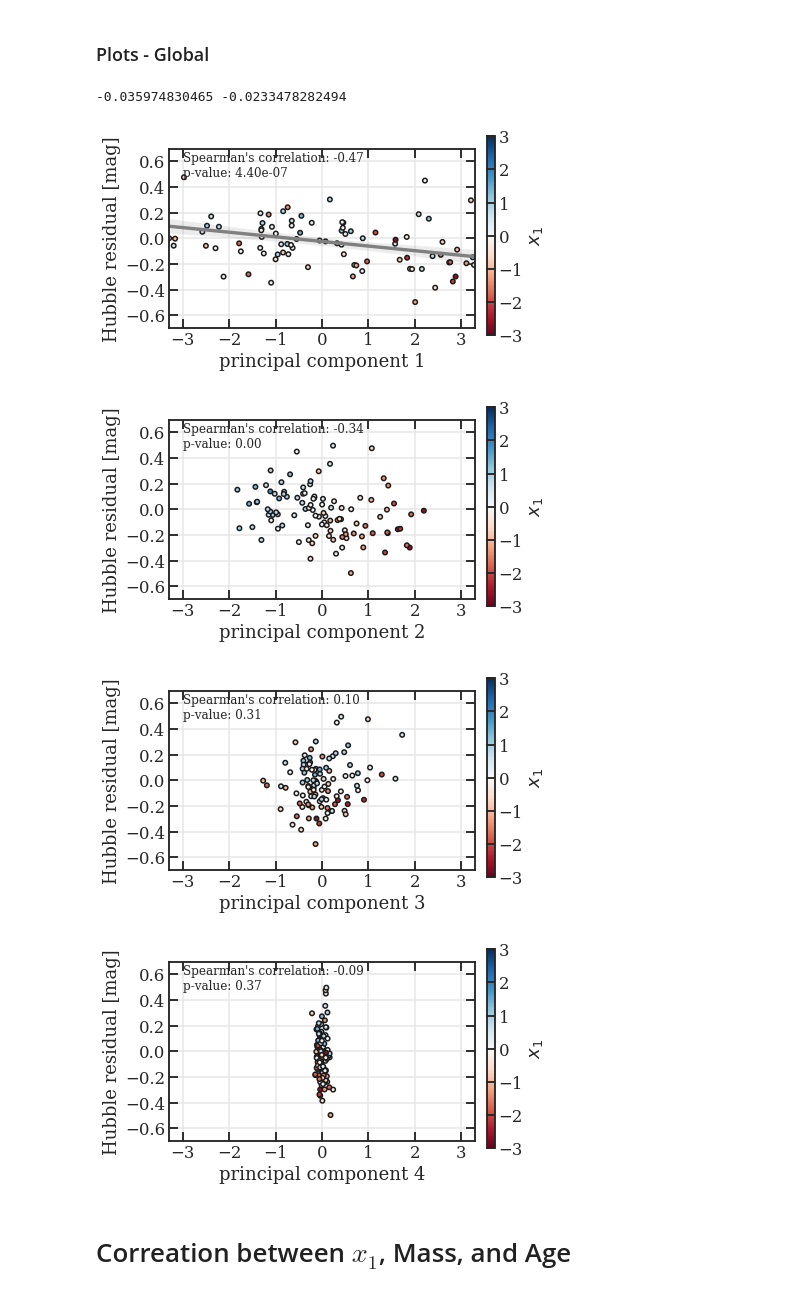
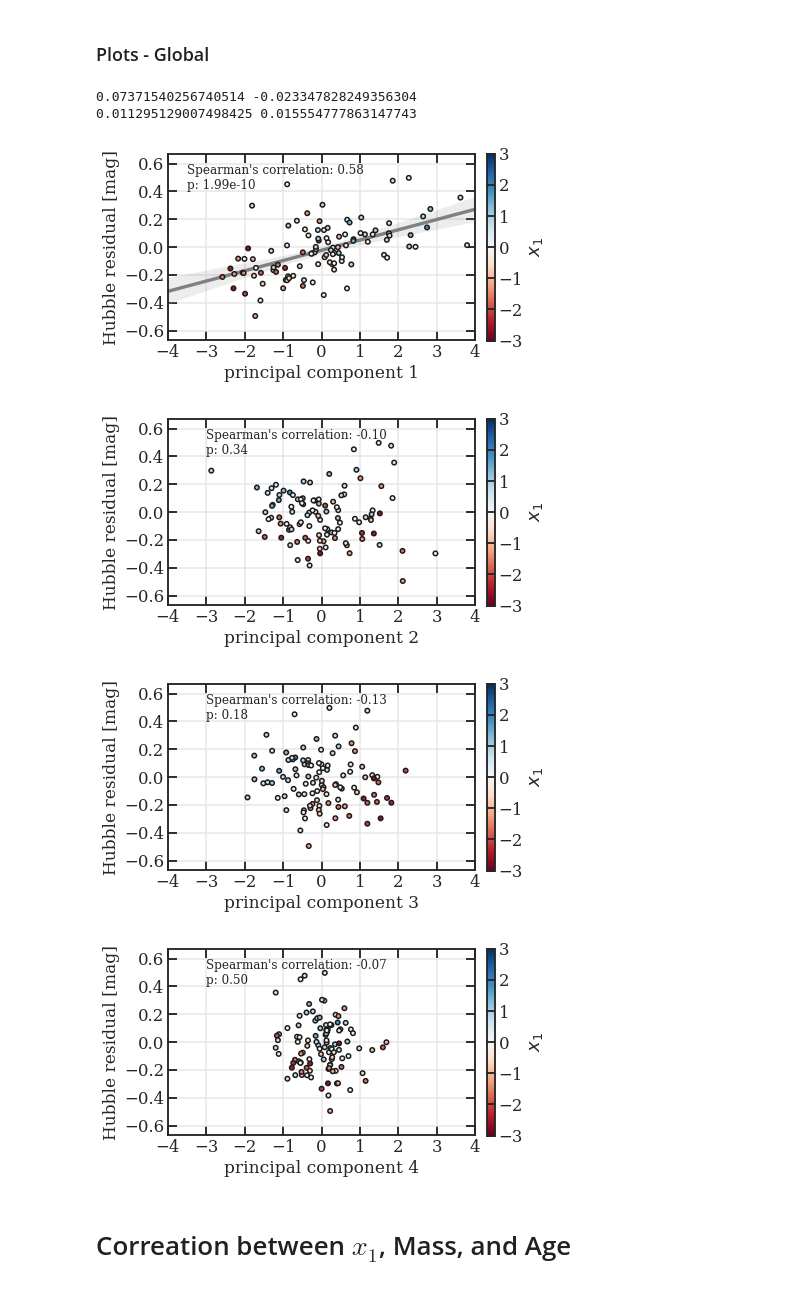
Before and after one commit to benjaminrose/MC-Age, a Jupyter notebook: figures/Discussion-PCA.ipynb, the cells around one changed output. Cells and saved outputs as stored; diff of their text form; code cells hidden in the pictures.

```diff
--- a/figures/Discussion-PCA.ipynb
+++ b/figures/Discussion-PCA.ipynb
@@ -228,6 +274,7 @@ features = ['x1', 'color', 'stellar mass', 'age']
 y = data_global.loc[:, features].values
 scaler = StandardScaler()
 scaler.fit(y)   # get the needed transformation off of y
+y = scaler.transform(y)     # transform y
 y.shape
 # %% [output]
 (103, 4)
@@ -315,9 +368,9 @@ for i in [0,1,2,3]:
     #fix axes major spacing & size
     ax = plt.gca()
     ax.get_yaxis().set_major_locator(MultipleLocator(0.2))
-    ax.set_ylim(-0.7, 0.7)
+    ax.set_ylim(-0.67, 0.67)
     ax.get_xaxis().set_major_locator(MultipleLocator(1))
-    ax.set_xlim(-3.3, 3.3)
+    ax.set_xlim(-3.5, 3.5)
 
     #set axes ticks and gridlines
     ax.tick_params(axis='both', top='on', right='on', direction='in')
@@ -337,16 +390,16 @@ for i in [0,1,2,3]:
 
     #plot data on top -- not needed down here if we don't try to show the origin
     plt.scatter(principalComponents2[:,i], data['hr'], marker='.', c=data['x1'],
-                cmap="RdBu", vmin=-3.0, vmax=3.0, edgecolor='k')
+                cmap="RdBu", vmin=-3.0, vmax=3.0, edgecolor='k', zorder=10)
 
 
     # add axes labels, after sns.regplot
-    plt.xlabel(f'principal component {i+1}')
-    plt.ylabel('Hubble residual [mag]')
+    plt.xlabel(f'principal component {i+1}', fontsize=17)
+    plt.ylabel('Hubble residual [mag]', fontsize=17)
 
     #Add colorbar
     ##["{:>4.1f}".format(y) for y in yticks] as possible color bar formating.
-    cax = fig.add_axes([0.95, 0.217, 0.02, 0.691])   # fig.set_tight_layout({'pad': 1.5})
+    cax = fig.add_axes([0.95, 0.237, 0.02, 0.649])   # fig.set_tight_layout({'pad': 1.5}), 0.95, 0.217, 0.02, 0.691
 #     cax = fig.add_axes([0.965, 0.2, 0.02, 0.691])   # plt.tight_layout()
     cax.tick_params(axis='y', direction='in')
     cax.set_axisbelow(False)   # bring tick marks above coloring
@@ -357,13 +410,18 @@ for i in [0,1,2,3]:
     ##add a back color so the grid lines do not get in the way?
     sp_r, sp_p = spearmanr(principalComponents2[:,i], data['hr'])
     if i==0:
-        ax.text(-3, 0.48, f"Spearman's correlation: {sp_r:.2f}\np-value: {sp_p:.2e}",
+        ax.text(-2.9, 0.42, f"Spearman's correlation: {sp_r:.2f}\np: {sp_p:.2e}",
+                {'fontsize':12})
+    elif i==1:
+        ax.text(-2.9, 0.42, f"Spearman's correlation: {sp_r:.2f}\np: {sp_p:.2f}",
                 {'fontsize':12})
     else:
-        ax.text(-3, 0.48, f"Spearman's correlation: {sp_r:.2f}\np-value: {sp_p:.2f}",
+#         ax.text(-3, 0.48, f"Spearman's correlation: {sp_r:.2f}\np-value: {sp_p:.2f}",
+#                 {'fontsize':12})
+        ax.text(-2.9, 0.42, f"Spearman's correlation: {sp_r:.2f}\np: {sp_p:.2f}",
                 {'fontsize':12})
 
     fig.set_tight_layout({'pad': 1.5})
-    plt.savefig(f'HRvPC{i+1}.pdf', bbox_inches='tight')   # bbox to make space for the colorbar
+#     plt.savefig(f'HRvPC{i+1}.pdf', bbox_inches='tight')   # bbox to make space for the colorbar
     plt.show()
 # %% [output]
@@ -374,10 +432,12 @@ for i in [0,1,2,3]:
 # %% [markdown]
 ### Plots - Global
 # %%
-m, b = np.polyfit(principalComponents_global[:,0], data['hr'],1)
+(m, b), cov = np.polyfit(principalComponents_global[:,0], data['hr'], 1, full=False, cov=True)
 print(m, b)
+print(np.sqrt(cov[0,0]), np.sqrt(cov[1,1]))
 # %% [output]
--0.035974830465 -0.0233478282494
+0.07371540256740514 -0.023347828249356304
+0.011295129007498425 0.015554777863147743
 # %%
 sns.set(context='talk', style='ticks', font='serif', color_codes=True)
 
@@ -387,9 +447,9 @@ for i in [0,1,2,3]:
     #fix axes major spacing & size
     ax = plt.gca()
     ax.get_yaxis().set_major_locator(MultipleLocator(0.2))
-    ax.set_ylim(-0.7, 0.7)
+    ax.set_ylim(-0.67, 0.67)
     ax.get_xaxis().set_major_locator(MultipleLocator(1))
-    ax.set_xlim(-3.3, 3.3)
+    ax.set_xlim(-4, 4)
 
     #set axes ticks and gridlines
     ax.tick_params(axis='both', top='on', right='on', direction='in')
@@ -405,44 +465,47 @@ for i in [0,1,2,3]:
 #         x = np.linspace(min(principalComponents_global[:,i]), max(principalComponents_global[:,i]), 100)
 #         print(m*x+b)
 #         plt.plot(x, m*x+b)
         sns.regplot(principalComponents_global[:,i], data['hr'], marker='', color='grey', ax=ax)
 
     #plot data on top -- not needed down here if we don't try to show the origin
     plt.scatter(principalComponents_global[:,i], data['hr'], marker='.', c=data['x1'],
-               cmap="RdBu", vmin=-3.0, vmax=3.0, edgecolor='k')
+               cmap="RdBu", vmin=-3.0, vmax=3.0, edgecolor='k', zorder=10)
 
 
     # add axes labels, after sns.regplot
-    plt.xlabel(f'principal component {i+1}')
-    plt.ylabel('Hubble residual [mag]')
+    plt.xlabel(f'principal component {i+1}', fontsize=17)
+    plt.ylabel('Hubble residual [mag]', fontsize=17)
 
     #Add colorbar
     ##["{:>4.1f}".format(y) for y in yticks] as possible color bar formating.
-    cax = fig.add_axes([0.95, 0.217, 0.02, 0.691])   # fig.set_tight_layout({'pad': 1.5})
+    cax = fig.add_axes([0.95, 0.237, 0.02, 0.649])   # fig.set_tight_layout({'pad': 1.5})
 #     cax = fig.add_axes([0.965, 0.2, 0.02, 0.691])   # plt.tight_layout()
     cax.tick_params(axis='y', direction='in')
     cax.set_axisbelow(False)   # bring tick marks above coloring
     plt.colorbar(label=r"$x_1$", cax=cax)
 
 
     #add Spearman's correlation
     ##add a back color so the grid lines do not get in the way?
     sp_r, sp_p = spearmanr(principalComponents_global[:,i], data['hr'])
     if i==0:
-        ax.text(-3, 0.48, f"Spearman's correlation: {sp_r:.2f}\np-value: {sp_p:.2e}",
+        ax.text(-3.5, 0.42, f"Spearman's correlation: {sp_r:.2f}\np: {sp_p:.2e}",
+                {'fontsize':12})
+    elif i==1:
+        ax.text(-3, 0.42, f"Spearman's correlation: {sp_r:.2f}\np: {sp_p:.2f}",
                 {'fontsize':12})
     else:
-        ax.text(-3, 0.48, f"Spearman's correlation: {sp_r:.2f}\np-value: {sp_p:.2f}",
+        ax.text(-3, 0.42, f"Spearman's correlation: {sp_r:.2f}\np: {sp_p:.2f}",
                 {'fontsize':12})
 
     fig.set_tight_layout({'pad': 1.5})
-    plt.savefig(f'HRvPC{i+1}_global.pdf', bbox_inches='tight')   # bbox to make space for the colorbar
+#     plt.savefig(f'HRvPC{i+1}_global.pdf', bbox_inches='tight')   # bbox to make space for the colorbar
     plt.show()
 # %% [output]
-[figure, old version]
+[figure, new version]
-[figure, old version]
+[figure, new version]
-[figure, old version]
+[figure, new version]
-[figure, old version]
+[figure, new version]
 # %% [markdown]
 # Correation between $x_1$, Mass, and Age
 # %%
```
Also changed, not shown: parts of 47 cells of this notebook, 4 other files.
